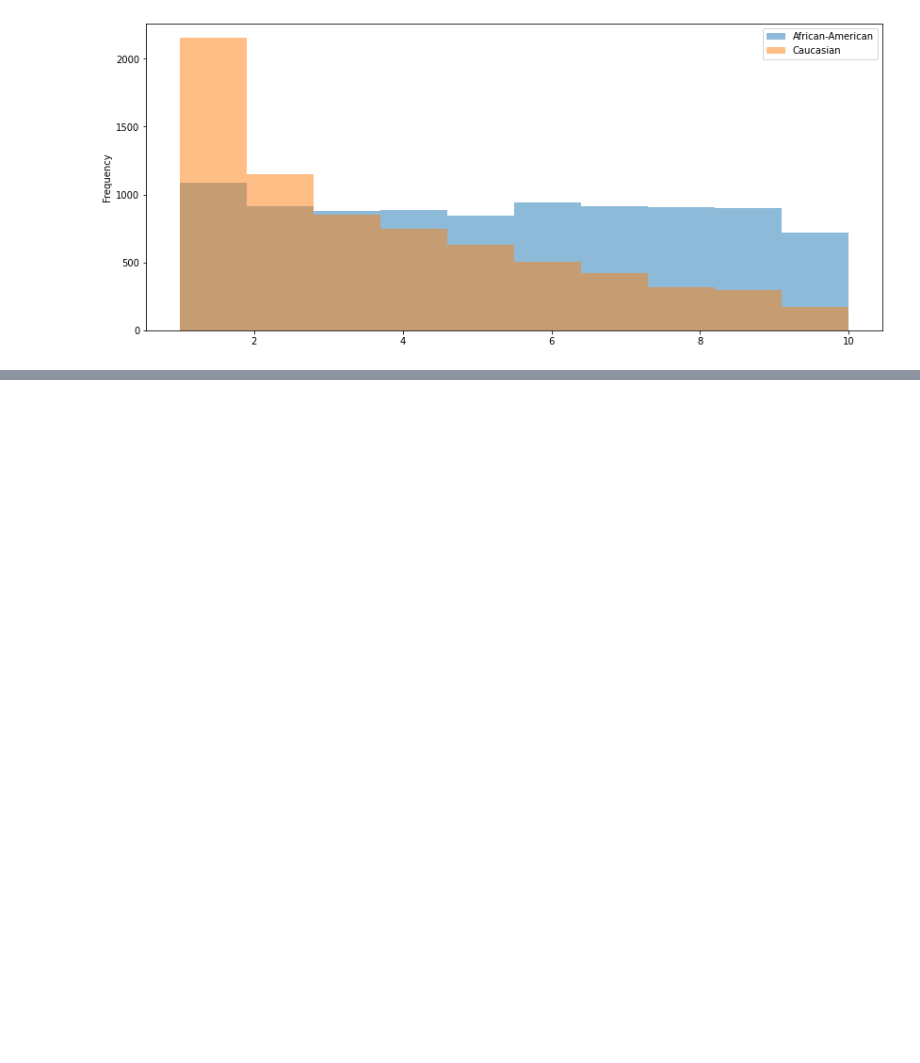
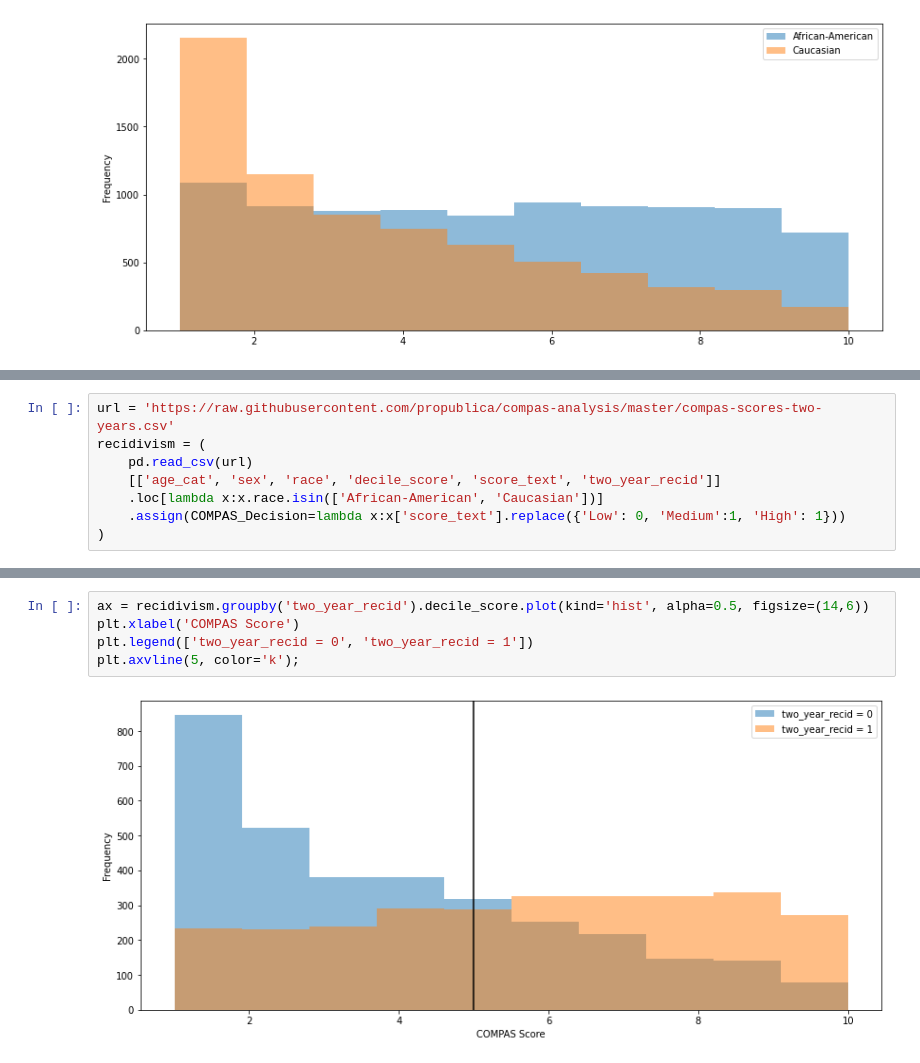
Before and after one commit to LarrySnyder/ASJ, a Jupyter notebook: compas/COMPAS_v1.ipynb, the cells around one changed output, grey strips where cells are left out. Saved outputs shown, nothing was run; the diff lists cells and outputs as text; blank space fills up the shorter version.

```diff
--- a/compas/COMPAS_v1.ipynb
+++ b/compas/COMPAS_v1.ipynb
@@ -102,0 +116,8 @@ There's a big difference between the distribution of scores for African-American
+# %%
+url = 'https://raw.githubusercontent.com/propublica/compas-analysis/master/compas-scores-two-years.csv'
+recidivism = (
+    pd.read_csv(url)
+    [['age_cat', 'sex', 'race', 'decile_score', 'score_text', 'two_year_recid']]
+    .loc[lambda x:x.race.isin(['African-American', 'Caucasian'])]
+    .assign(COMPAS_Decision=lambda x:x['score_text'].replace({'Low': 0, 'Medium':1, 'High': 1}))
+)
@@ -102,0 +162,7 @@ There's a big difference between the distribution of scores for African-American
+# %%
+ax = recidivism.groupby('two_year_recid').decile_score.plot(kind='hist', alpha=0.5, figsize=(14,6))
+plt.xlabel('COMPAS Score')
+plt.legend(['two_year_recid = 0', 'two_year_recid = 1'])
+plt.axvline(5, color='k');
+# %% [output]
+[figure, added]
```
Also changed, not shown: parts of 12 cells of this notebook.
